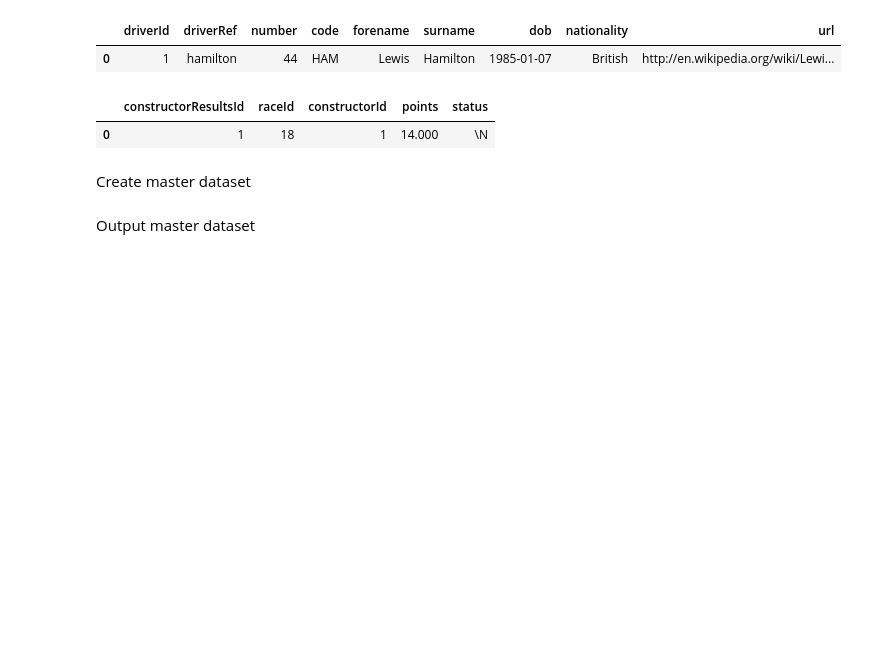
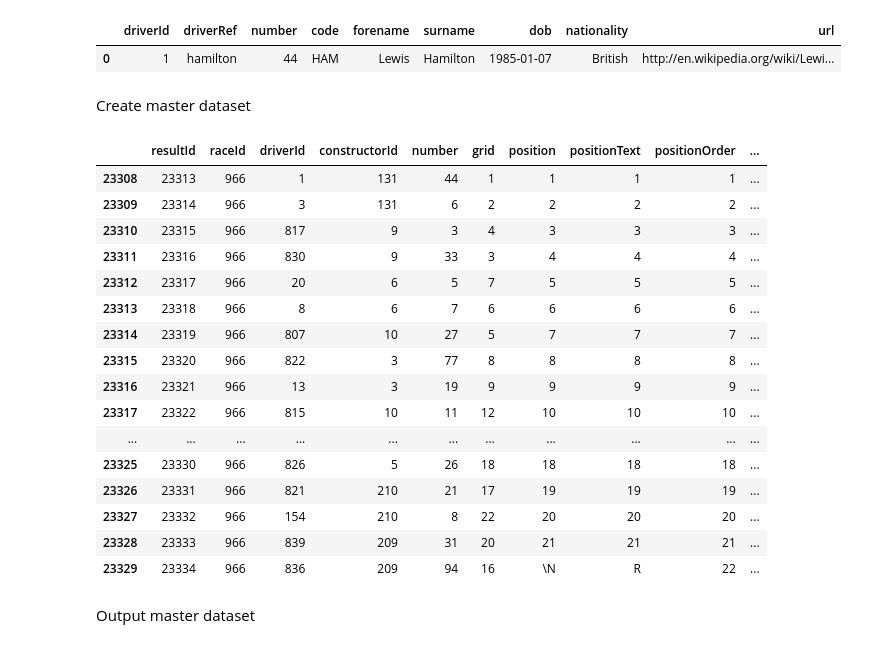
Before and after one commit to SMG-1/f1-analytics, a Jupyter notebook: eda.ipynb, the cells around one changed output. Saved outputs shown, nothing was run; the diff lists cells and outputs as text; code cells hidden in the pictures; blank space fills up the shorter version.

Commit message:
fixed races.csv & tweaked eda

```diff
--- a/eda.ipynb
+++ b/eda.ipynb
@@ -35,22 +35,40 @@ df_drivers.head(1)
 # %% [output]
 |  | driverId | driverRef | number | code | forename | surname | dob | nationality | url |
 | 0 | 1 | hamilton | 44 | HAM | Lewis | Hamilton | 1985-01-07 | British | http://en.wikipedia.org/wiki/Lewi... |
-# %%
-df_cons_res.head(1)
-# %% [output]
-|  | constructorResultsId | raceId | constructorId | points | status |
-| 0 | 1 | 18 | 1 | 14.000 | \N |
 # %% [markdown]
 Create master dataset
 # %%
 df_drivers = df_drivers[['driverId', 'driverRef', 'nationality']]
 df_drivers.columns = ['driverId', 'driverRef', 'driver_nationality']
+df_results['driverId'] = df_results['driverId'].astype(str)
+df_drivers['driverId'] = df_drivers['driverId'].astype(str)
 df = df_results.merge(df_drivers, on='driverId', how='left', validate='m:1')
 # %%
 df_races = df_races[['raceId', 'year', 'round', 'name', 'date', 'time', 'circuitId']]
-df_races.columns = ['raceId', 'year', 'round', 'race_name', 'race_date', 'race_time', 'circuitId']
+df_races.columns = ['raceId', 'race_year', 'round', 'race_name', 'race_date', 'race_time', 'circuitId']
 df['raceId'] = df['raceId'].astype(str)
+df_races['raceId'] = df_races['raceId'].astype(str)
 df = df.merge(df_races, on='raceId', how='left')
+# %%
+df[df['raceId'] == '966']
+# %% [output]
+|  | resultId | raceId | driverId | constructorId | number | grid | position | positionText | positionOrder | ... |
+| 23308 | 23313 | 966 | 1 | 131 | 44 | 1 | 1 | 1 | 1 | ... |
+| 23309 | 23314 | 966 | 3 | 131 | 6 | 2 | 2 | 2 | 2 | ... |
+| 23310 | 23315 | 966 | 817 | 9 | 3 | 4 | 3 | 3 | 3 | ... |
+| 23311 | 23316 | 966 | 830 | 9 | 33 | 3 | 4 | 4 | 4 | ... |
+| 23312 | 23317 | 966 | 20 | 6 | 5 | 7 | 5 | 5 | 5 | ... |
+| 23313 | 23318 | 966 | 8 | 6 | 7 | 6 | 6 | 6 | 6 | ... |
+| 23314 | 23319 | 966 | 807 | 10 | 27 | 5 | 7 | 7 | 7 | ... |
+| 23315 | 23320 | 966 | 822 | 3 | 77 | 8 | 8 | 8 | 8 | ... |
+| 23316 | 23321 | 966 | 13 | 3 | 19 | 9 | 9 | 9 | 9 | ... |
+| 23317 | 23322 | 966 | 815 | 10 | 11 | 12 | 10 | 10 | 10 | ... |
+| ... | ... | ... | ... | ... | ... | ... | ... | ... | ... | ... |
+| 23325 | 23330 | 966 | 826 | 5 | 26 | 18 | 18 | 18 | 18 | ... |
+| 23326 | 23331 | 966 | 821 | 210 | 21 | 17 | 19 | 19 | 19 | ... |
+| 23327 | 23332 | 966 | 154 | 210 | 8 | 22 | 20 | 20 | 20 | ... |
+| 23328 | 23333 | 966 | 839 | 209 | 31 | 20 | 21 | 21 | 21 | ... |
+| 23329 | 23334 | 966 | 836 | 209 | 94 | 16 | \N | R | 22 | ... |
 # %%
 df_circuits = df_circuits[['circuitId', 'name', 'country', 'alt']]
 df_circuits.columns = ['circuitId', 'circuit_name', 'circuit_country', 'circuit_alt']
```
Also changed, not shown: parts of 2 cells of this notebook, 2 other files.
